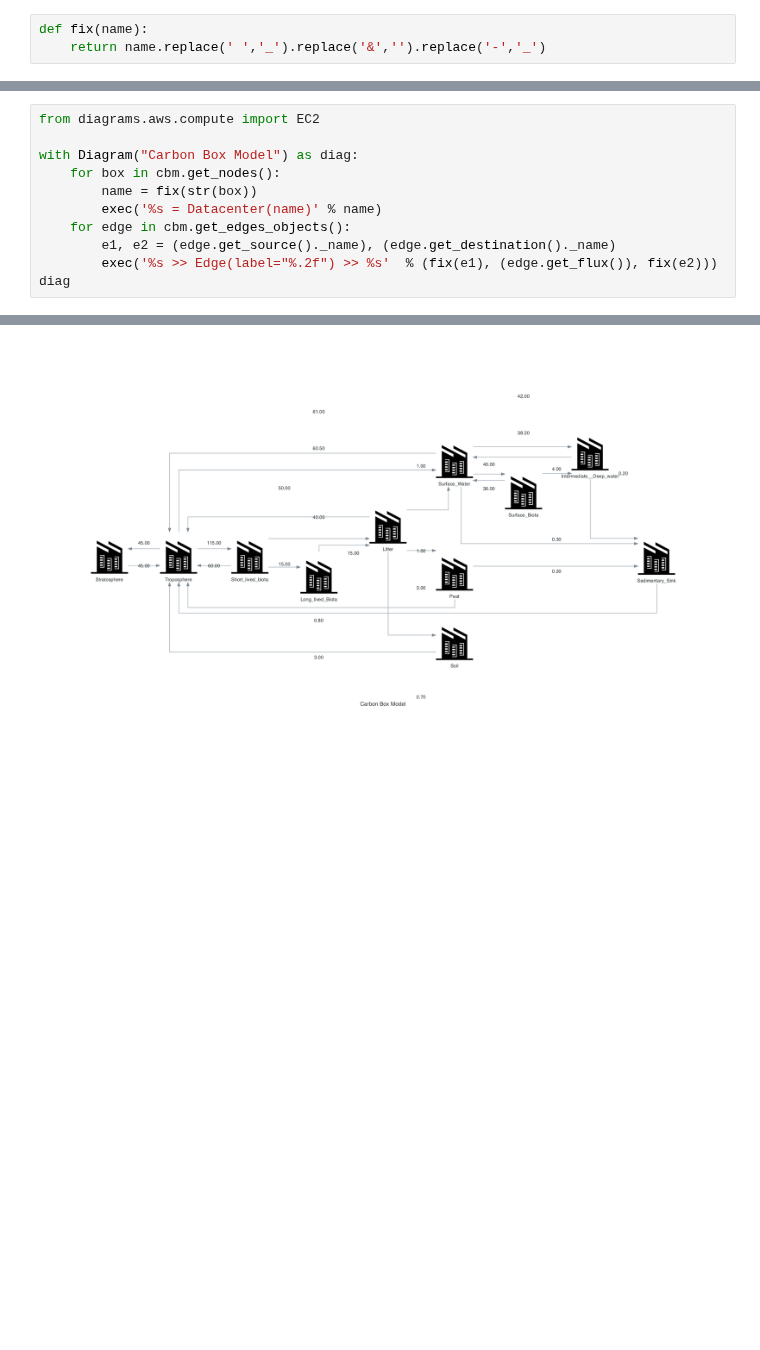
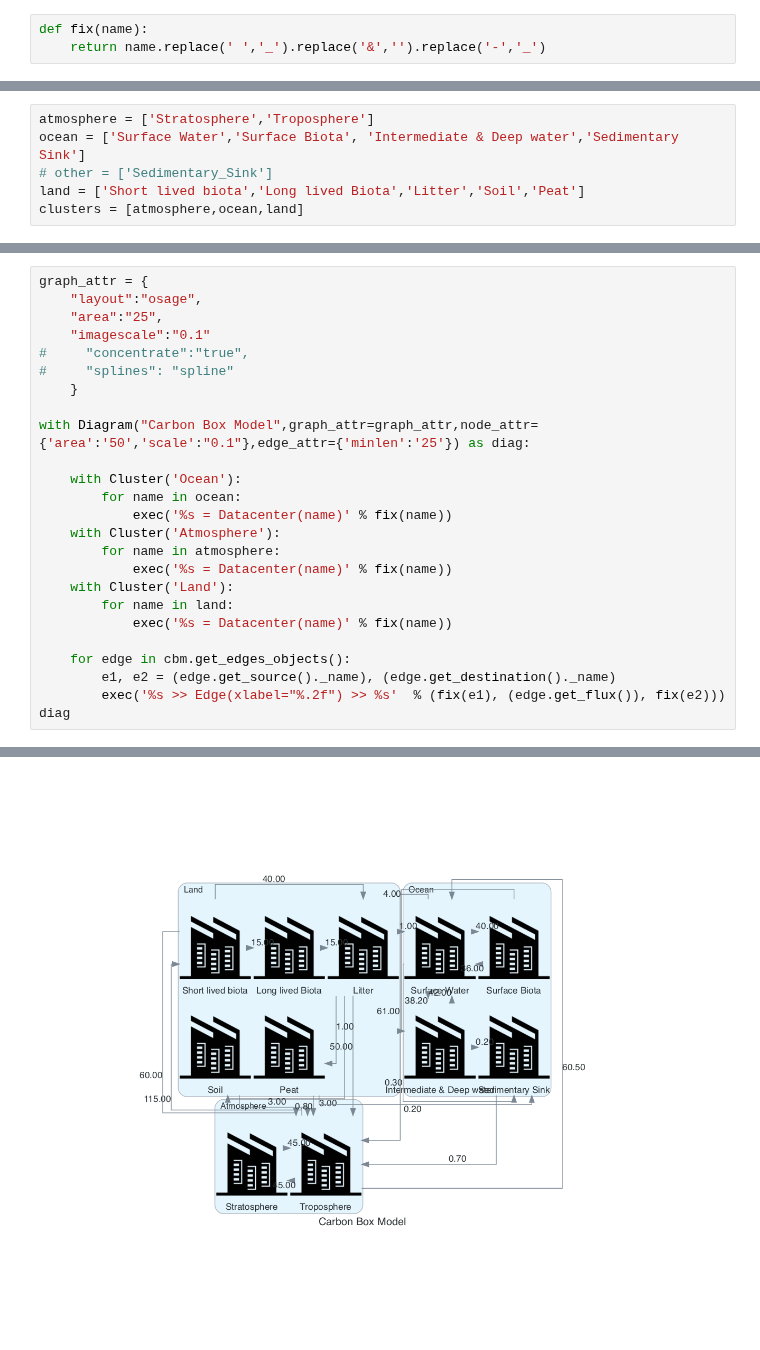
Before and after one commit to SharmaLlama/ticktack, a Jupyter notebook: notebooks/diagrams.ipynb, the cells around one changed output, grey strips where cells are left out. Saved outputs shown, nothing was run; the diff lists cells and outputs as text; blank space fills up the shorter version.

Commit message:
diagrams suck

```diff
--- a/notebooks/diagrams.ipynb
+++ b/notebooks/diagrams.ipynb
@@ -13,0 +29,6 @@ def fix(name):
+# %%
+atmosphere = ['Stratosphere','Troposphere']
+ocean = ['Surface Water','Surface Biota', 'Intermediate & Deep water','Sedimentary Sink']
+# other = ['Sedimentary_Sink']
+land = ['Short lived biota','Long lived Biota','Litter','Soil','Peat']
+clusters = [atmosphere,ocean,land]
@@ -14,12 +37,26 @@ def fix(name):
 # %%
-from diagrams.aws.compute import EC2
+graph_attr = {
+    "layout":"osage",
+    "area":"25",
+    "imagescale":"0.1"
+#     "concentrate":"true",
+#     "splines": "spline"
+    }
 
-with Diagram("Carbon Box Model") as diag:
-    for box in cbm.get_nodes():
-        name = fix(str(box))
-        exec('%s = Datacenter(name)' % name)
+with Diagram("Carbon Box Model",graph_attr=graph_attr,node_attr={'area':'50','scale':"0.1"},edge_attr={'minlen':'25'}) as diag:
+
+    with Cluster('Ocean'):
+        for name in ocean:
+            exec('%s = Datacenter(name)' % fix(name))
+    with Cluster('Atmosphere'):
+        for name in atmosphere:
+            exec('%s = Datacenter(name)' % fix(name))
+    with Cluster('Land'):
+        for name in land:
+            exec('%s = Datacenter(name)' % fix(name))
+
     for edge in cbm.get_edges_objects():
         e1, e2 = (edge.get_source()._name), (edge.get_destination()._name)
-        exec('%s >> Edge(label="%.2f") >> %s'  % (fix(e1), (edge.get_flux()), fix(e2)))
+        exec('%s >> Edge(xlabel="%.2f") >> %s'  % (fix(e1), (edge.get_flux()), fix(e2)))
 diag
 # %% [output]
@@ -29 +65 @@ Warning: Orthogonal edges do not currently handle edge labels. Try using xlabels
-[figure, old version]
+[figure, new version]
```
Also changed, not shown: parts of 6 cells of this notebook.
